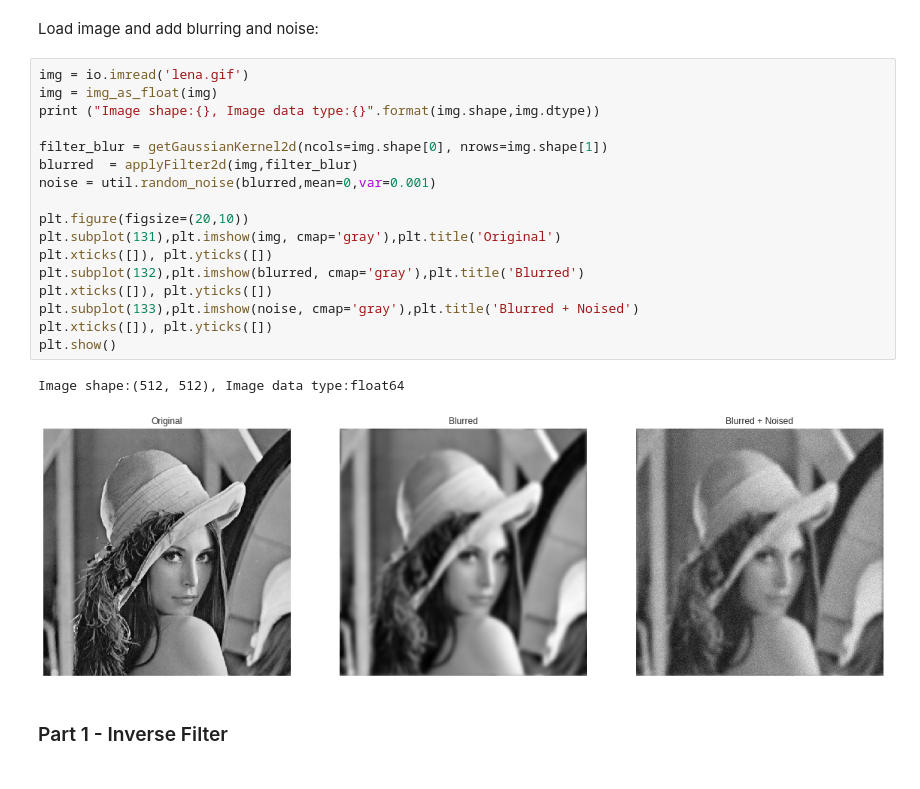
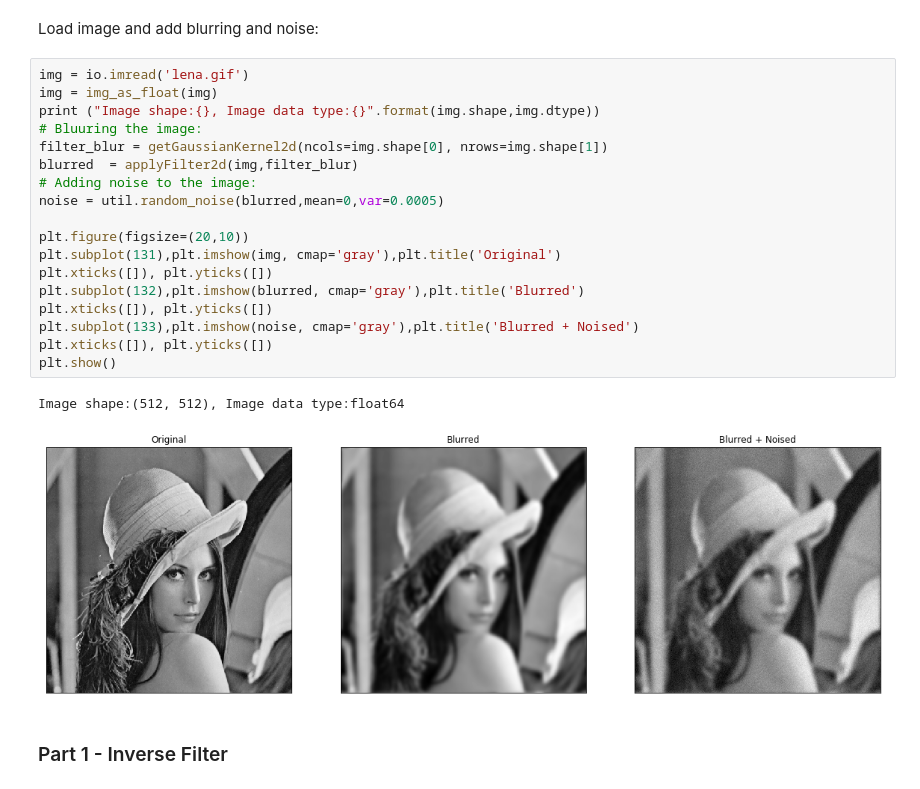
Before and after one commit to ophir91/Iplab_5, a Jupyter notebook: Lab5.ipynb, the cells around one changed output. Drawn from its saved outputs; the diff is of its cells as text.

```diff
--- a/Lab5.ipynb
+++ b/Lab5.ipynb
@@ -36,23 +36,24 @@ Load image and add blurring and noise:
 # %%
 img = io.imread('lena.gif')
 img = img_as_float(img)
 print ("Image shape:{}, Image data type:{}".format(img.shape,img.dtype))
-
+# Bluuring the image:
 filter_blur = getGaussianKernel2d(ncols=img.shape[0], nrows=img.shape[1])
 blurred  = applyFilter2d(img,filter_blur)
-noise = util.random_noise(blurred,mean=0,var=0.001)
+# Adding noise to the image:
+noise = util.random_noise(blurred,mean=0,var=0.0005)
 
 plt.figure(figsize=(20,10))
 plt.subplot(131),plt.imshow(img, cmap='gray'),plt.title('Original')
 plt.xticks([]), plt.yticks([])
 plt.subplot(132),plt.imshow(blurred, cmap='gray'),plt.title('Blurred')
 plt.xticks([]), plt.yticks([])
 plt.subplot(133),plt.imshow(noise, cmap='gray'),plt.title('Blurred + Noised')
 plt.xticks([]), plt.yticks([])
 plt.show()
 # %% [output]
 Image shape:(512, 512), Image data type:float64
-[figure, old version]
+[figure, new version]
 # %% [markdown]
 ###  Part 1 - Inverse Filter
 # %% [markdown]
```
Also changed, not shown: parts of 3 cells of this notebook.
